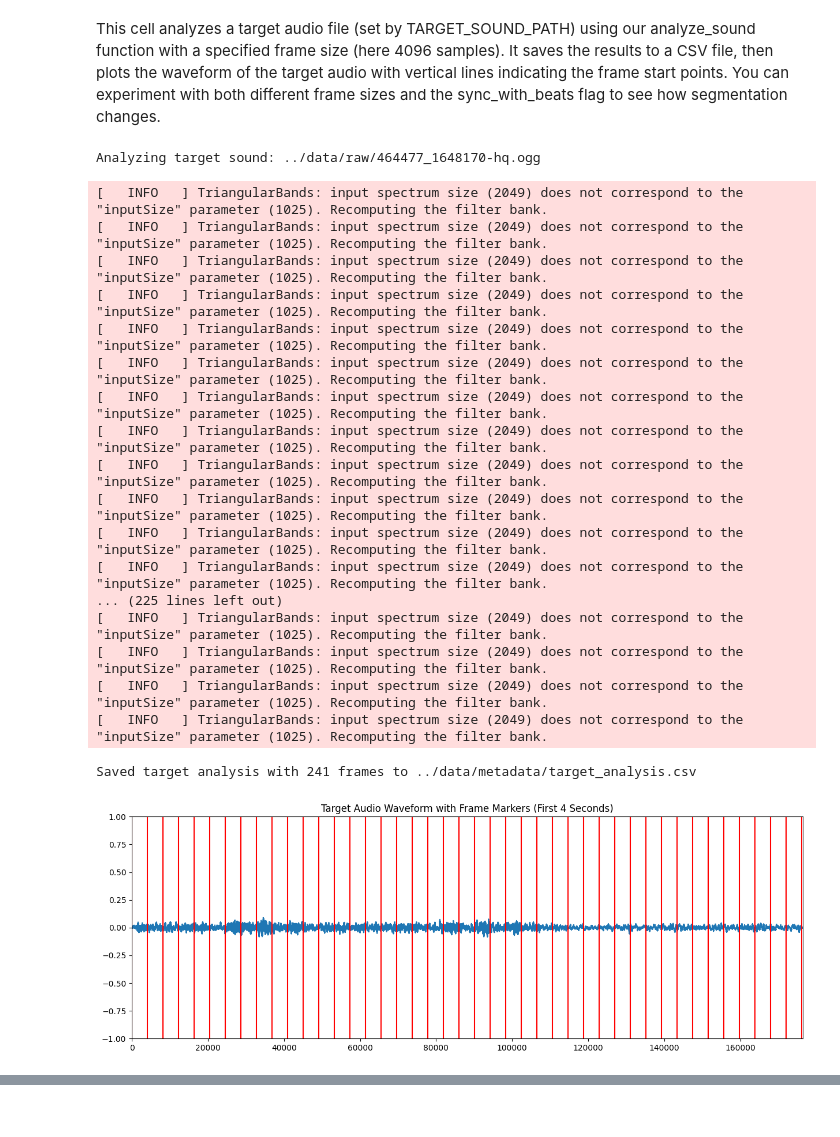
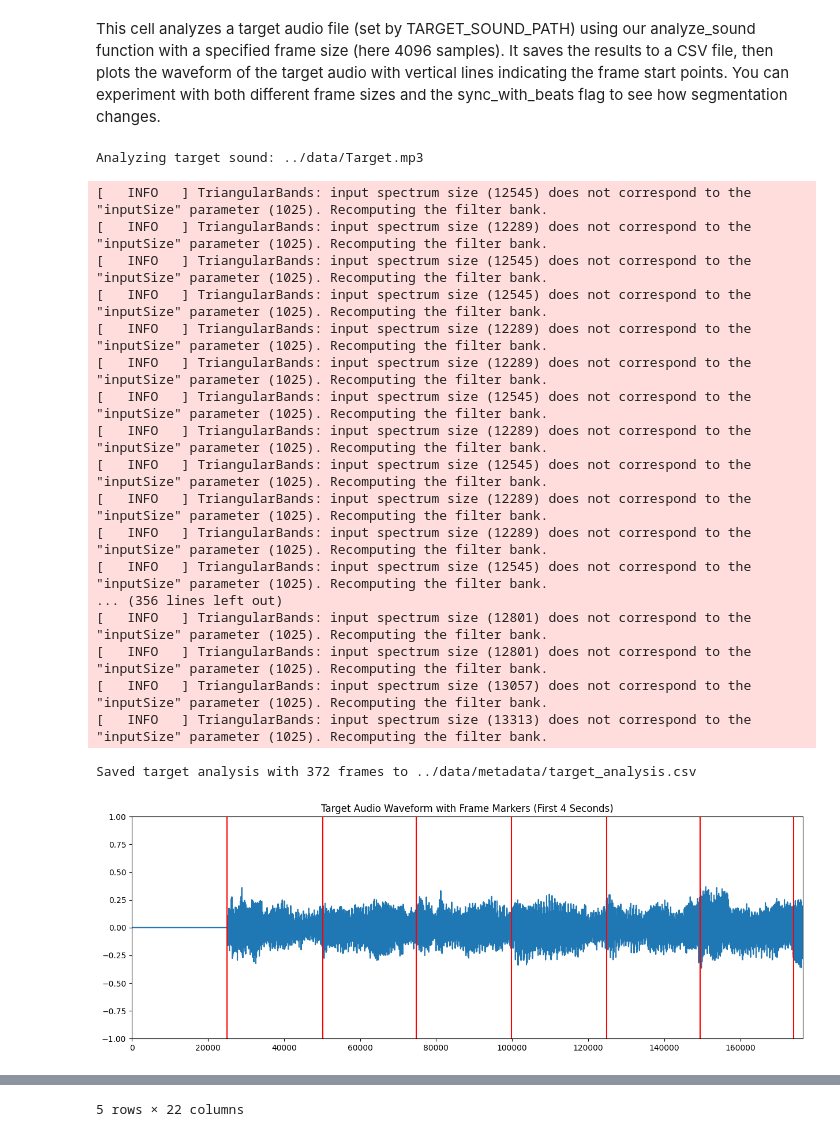
Before and after one commit to cepatinog/Freesound_mosaicing, a Jupyter notebook: notebooks/2_analysis.ipynb, the cells around one changed output, grey strips where cells are left out. Cells and saved outputs as stored; diff of their text form; code cells hidden in the pictures.

```diff
--- a/notebooks/2_analysis.ipynb
+++ b/notebooks/2_analysis.ipynb
@@ -190,55 +186,55 @@ k.
 This cell analyzes a target audio file (set by TARGET_SOUND_PATH) using our analyze_sound function with a specified frame size (here 4096 samples). It saves the results to a CSV file, then plots the waveform of the target audio with vertical lines indicating the frame start points. You can experiment with both different frame sizes and the sync_with_beats flag to see how segmentation changes.
 # %%
 # Target file to analyze (change this to try different target files)
-TARGET_SOUND_PATH = '../data/raw/464477_1648170-hq.ogg'
+TARGET_SOUND_PATH = '../data/Target.mp3'
 
 # Analyze the target audio file. You can try different target files by changing TARGET_SOUND_PATH.
 print(f"Analyzing target sound: {TARGET_SOUND_PATH}")
 
 # Experiment with a different frame size for the target file if desired (e.g., 4096 samples)
 frame_size_target = 4096
 
 # Analyze the target sound file; optionally, set sync_with_beats=True to test beat-synchronized segmentation.
 target_analysis = analyze_sound(TARGET_SOUND_PATH, frame_size=frame_size_target, sync_with_beats=True)
 
 # Convert target analysis results into a DataFrame and save it
 df_target_analysis = pd.DataFrame(target_analysis)
 df_target_analysis.to_csv(TARGET_ANALYSIS_FILE, index=False)
 print(f"Saved target analysis with {len(df_target_analysis)} frames to {TARGET_ANALYSIS_FILE}")
 
 # Plot the waveform of the target file with segmentation markers
 import essentia.standard as estd
 loader = estd.MonoLoader(filename=TARGET_SOUND_PATH)
 audio = loader()
 plt.figure(figsize=(15,5))
 plt.plot(audio)
 plt.vlines(df_target_analysis['start_sample'].values, -1, 1, color='red')
 plt.axis([0, min(len(audio), 44100*4), -1, 1])
 plt.title('Target Audio Waveform with Frame Markers (First 4 Seconds)')
 plt.show()
 
 # Display a preview and summary statistics of the target analysis DataFrame
 display(df_target_analysis.head())
 display(df_target_analysis.describe())
 # %% [output]
-Analyzing target sound: ../data/raw/464477_1648170-hq.ogg
+Analyzing target sound: ../data/Target.mp3
-[   INFO   ] TriangularBands: input spectrum size (2049) does not correspond to the "inputSize" parameter (1025). Recomputing the filter bank.
-[   INFO   ] TriangularBands: input spectrum size (2049) does not correspond to the "inputSize" parameter (1025). Recomputing the filter bank.
-[   INFO   ] TriangularBands: input spectrum size (2049) does not correspond to the "inputSize" parameter (1025). Recomputing the filter bank.
-[   INFO   ] TriangularBands: input spectrum size (2049) does not correspond to the "inputSize" parameter (1025). Recomputing the filter bank.
-[   INFO   ] TriangularBands: input spectrum size (2049) does not correspond to the "inputSize" parameter (1025). Recomputing the filter bank.
-[   INFO   ] TriangularBands: input spectrum size (2049) does not correspond to the "inputSize" parameter (1025). Recomputing the filter bank.
-[   INFO   ] TriangularBands: input spectrum size (2049) does not correspond to the "inputSize" parameter (1025). Recomputing the filter bank.
-[   INFO   ] TriangularBands: input spectrum size (2049) does not correspond to the "inputSize" parameter (1025). Recomputing the filter bank.
-[   INFO   ] TriangularBands: input spectrum size (2049) does not correspond to the "inputSize" parameter (1025). Recomputing the filter bank.
-[   INFO   ] TriangularBands: input spectrum size (2049) does not correspond to the "inputSize" parameter (1025). Recomputing the filter bank.
-[   INFO   ] TriangularBands: input spectrum size (2049) does not correspond to the "inputSize" parameter (1025). Recomputing the filter bank.
-[   INFO   ] TriangularBands: input spectrum size (2049) does not correspond to the "inputSize" parameter (1025). Recomputing the filter bank.
-... (225 lines left out)
-[   INFO   ] TriangularBands: input spectrum size (2049) does not correspond to the "inputSize" parameter (1025). Recomputing the filter bank.
-[   INFO   ] TriangularBands: input spectrum size (2049) does not correspond to the "inputSize" parameter (1025). Recomputing the filter bank.
-[   INFO   ] TriangularBands: input spectrum size (2049) does not correspond to the "inputSize" parameter (1025). Recomputing the filter bank.
-[   INFO   ] TriangularBands: input spectrum size (2049) does not correspond to the "inputSize" parameter (1025). Recomputing the filter bank.
+[   INFO   ] TriangularBands: input spectrum size (12545) does not correspond to the "inputSize" parameter (1025). Recomputing the filter bank.
+[   INFO   ] TriangularBands: input spectrum size (12289) does not correspond to the "inputSize" parameter (1025). Recomputing the filter bank.
+[   INFO   ] TriangularBands: input spectrum size (12545) does not correspond to the "inputSize" parameter (1025). Recomputing the filter bank.
+[   INFO   ] TriangularBands: input spectrum size (12545) does not correspond to the "inputSize" parameter (1025). Recomputing the filter bank.
+[   INFO   ] TriangularBands: input spectrum size (12289) does not correspond to the "inputSize" parameter (1025). Recomputing the filter bank.
+[   INFO   ] TriangularBands: input spectrum size (12289) does not correspond to the "inputSize" parameter (1025). Recomputing the filter bank.
+[   INFO   ] TriangularBands: input spectrum size (12545) does not correspond to the "inputSize" parameter (1025). Recomputing the filter bank.
+[   INFO   ] TriangularBands: input spectrum size (12289) does not correspond to the "inputSize" parameter (1025). Recomputing the filter bank.
+[   INFO   ] TriangularBands: input spectrum size (12545) does not correspond to the "inputSize" parameter (1025). Recomputing the filter bank.
+[   INFO   ] TriangularBands: input spectrum size (12289) does not correspond to the "inputSize" parameter (1025). Recomputing the filter bank.
+[   INFO   ] TriangularBands: input spectrum size (12289) does not correspond to the "inputSize" parameter (1025). Recomputing the filter bank.
+[   INFO   ] TriangularBands: input spectrum size (12545) does not correspond to the "inputSize" parameter (1025). Recomputing the filter bank.
+... (356 lines left out)
+[   INFO   ] TriangularBands: input spectrum size (12801) does not correspond to the "inputSize" parameter (1025). Recomputing the filter bank.
+[   INFO   ] TriangularBands: input spectrum size (12801) does not correspond to the "inputSize" parameter (1025). Recomputing the filter bank.
+[   INFO   ] TriangularBands: input spectrum size (13057) does not correspond to the "inputSize" parameter (1025). Recomputing the filter bank.
+[   INFO   ] TriangularBands: input spectrum size (13313) does not correspond to the "inputSize" parameter (1025). Recomputing the filter bank.
-Saved target analysis with 241 frames to ../data/metadata/target_analysis.csv
+Saved target analysis with 372 frames to ../data/metadata/target_analysis.csv
-[figure, old version]
+[figure, new version]
 |  | freesound_id | id | path | start_sample | end_sample | loudness | mfcc_0 | mfcc_1 | mfcc_2 | ... |
@@ -250 +246,2 @@ Saved target analysis with 241 frames to ../data/metadata/target_analysis.csv
+5 rows × 22 columns
 |  | start_sample | end_sample | loudness | mfcc_0 | mfcc_1 | mfcc_2 | mfcc_3 | mfcc_4 | mfcc_5 | mfcc_6 | ... |
```
Also changed, not shown: parts of 2 cells of this notebook, 4 other files.
